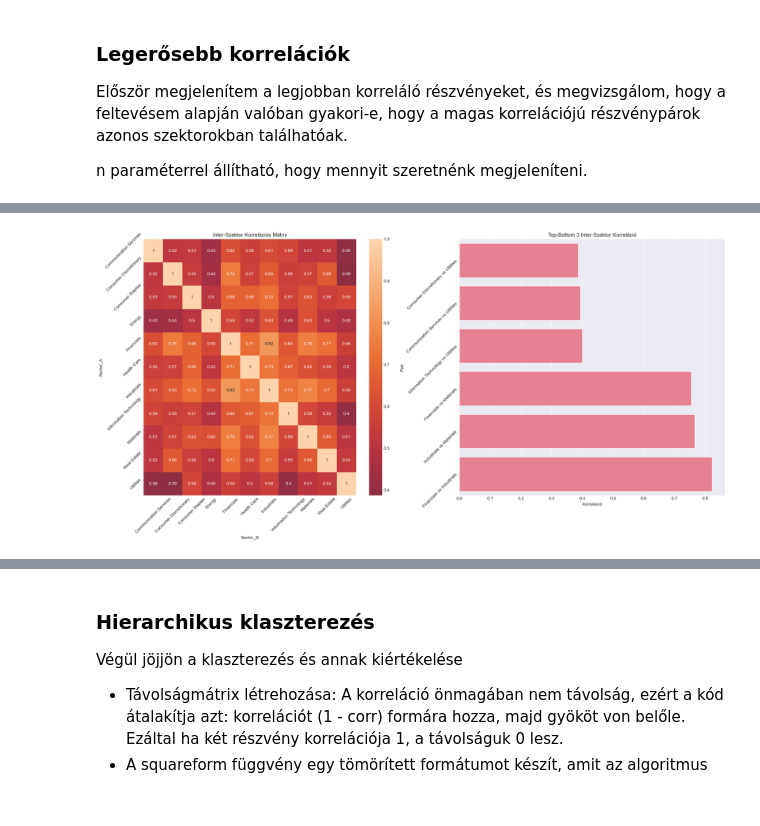
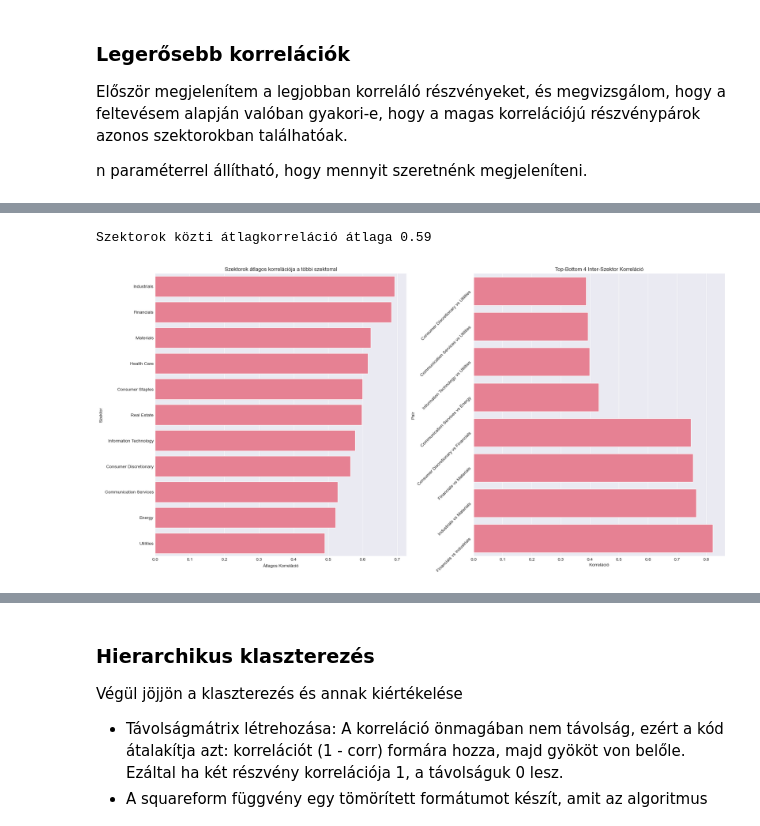
Before and after one commit to Bb1164/Data-Science-HF, a Jupyter notebook: sample.ipynb, the cells around one changed output, grey strips where cells are left out. Cells and saved outputs as stored; diff of their text form; code cells hidden in the pictures.

```diff
--- a/sample.ipynb
+++ b/sample.ipynb
@@ -1450,4 +1512,5 @@ Végül a szektorok közti korrelációt vizsgálom, mielőtt a klaszterezésre
 # %%
+N = 4
 returns_with_sectors = returns_stocks.T.merge(
     sector_map,
     left_index=True,
@@ -1465,39 +1528,42 @@ sector_returns.index = pd.to_datetime(sector_returns.index)
 sector_corr_matrix = sector_returns.corr()
 sector_corr_matrix.index.name = 'Sector_A'
 sector_corr_matrix.columns.name = 'Sector_B'
 
 corr_df_sector = sector_corr_matrix.stack().reset_index()
 corr_df_sector.columns = ['Sector_A', 'Sector_B', 'Correlation']
 
 corr_df_filtered = corr_df_sector[
     (corr_df_sector['Sector_A'] < corr_df_sector['Sector_B'])
 ].copy()
 
-N = 3
 top_pos = corr_df_filtered.sort_values(by='Correlation', ascending=False).head(N)
 top_neg = corr_df_filtered.sort_values(by='Correlation', ascending=True).head(N)
 
 plot_data = pd.concat([top_pos, top_neg]).sort_values(by='Correlation', ascending=True)
 plot_data['Pair'] = plot_data['Sector_A'] + ' vs ' + plot_data['Sector_B']
 
+avg_corr_per_sector = (sector_corr_matrix.sum() - 1) / (len(sector_corr_matrix) - 1)
+avg_corr_per_sector = avg_corr_per_sector.sort_values(ascending=False).reset_index()
+avg_corr_per_sector.columns = ['Sector', 'Avg_Correlation']
+
+print(f"Szektorok közti átlagkorreláció átlaga {avg_corr_per_sector['Avg_Correlation'].mean():.2f}")
 
 fig, axes = plt.subplots(1, 2, figsize=(20, 10))
 
-sns.heatmap(sector_corr_matrix, annot=True, center=0, ax=axes[0])
-axes[0].set_title("Inter-Szektor Korrelációs Mátrix")
-axes[0].tick_params(axis='x', rotation=45)
-axes[0].tick_params(axis='y', rotation=45)
-axes[0].set_ylabel(sector_corr_matrix.index.name)
-axes[0].set_xlabel(sector_corr_matrix.columns.name)
+sns.barplot(x='Avg_Correlation', y='Sector', data=avg_corr_per_sector, ax=axes[0])
+axes[0].set_title("Szektorok átlagos korrelációja a többi szektorral")
+axes[0].set_xlabel("Átlagos Korreláció")
+axes[0].set_ylabel("Szektor")
 
 
 ax = sns.barplot(x='Correlation', y='Pair', data=plot_data, ax=axes[1])
 axes[1].set_title(f"Top-Bottom {N} Inter-Szektor Korreláció")
 axes[1].tick_params(axis='y', rotation=45)
 axes[1].set_xlabel("Korreláció")
 
 plt.tight_layout()
 plt.show()
 # %% [output]
+Szektorok közti átlagkorreláció átlaga 0.59
-[figure, old version]
+[figure, new version]
 # %% [markdown]
```
Also changed, not shown: parts of 33 cells of this notebook.
